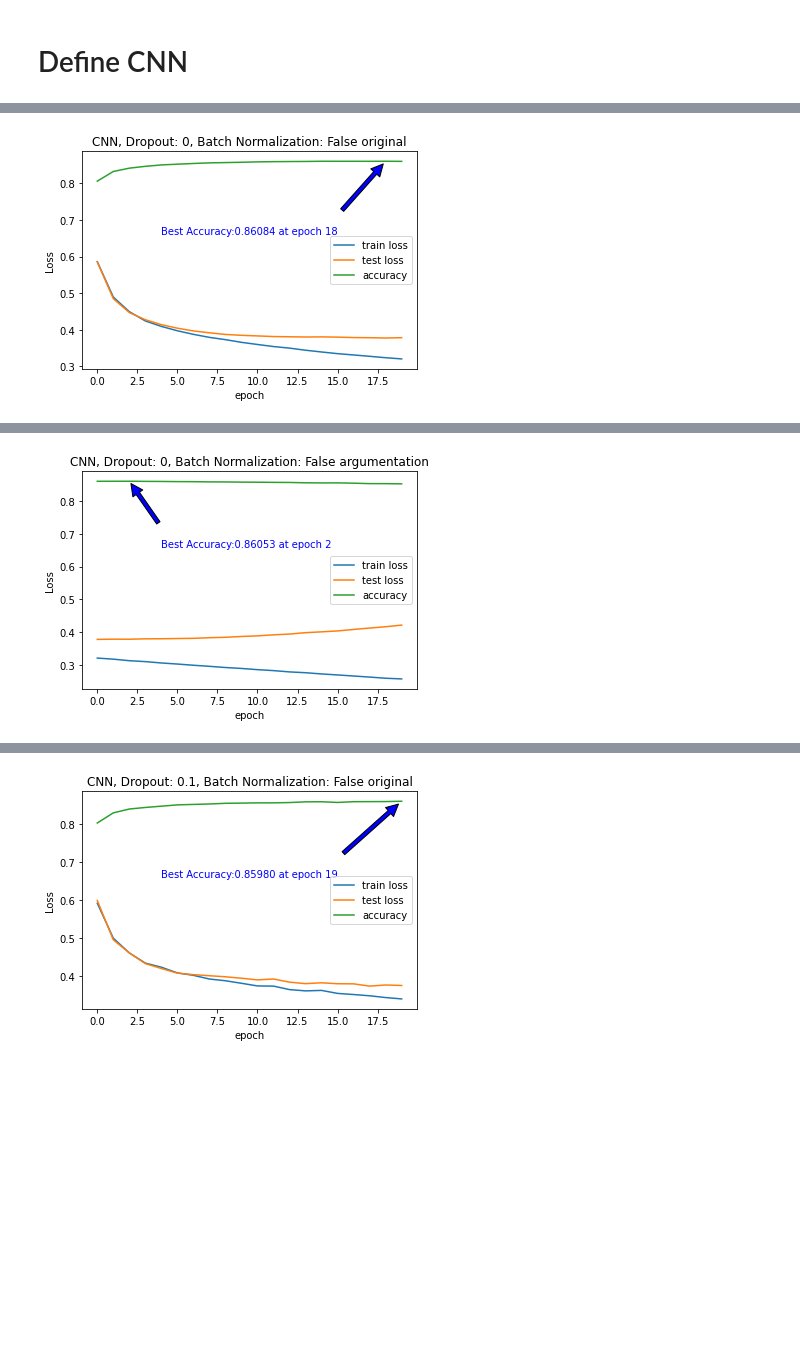
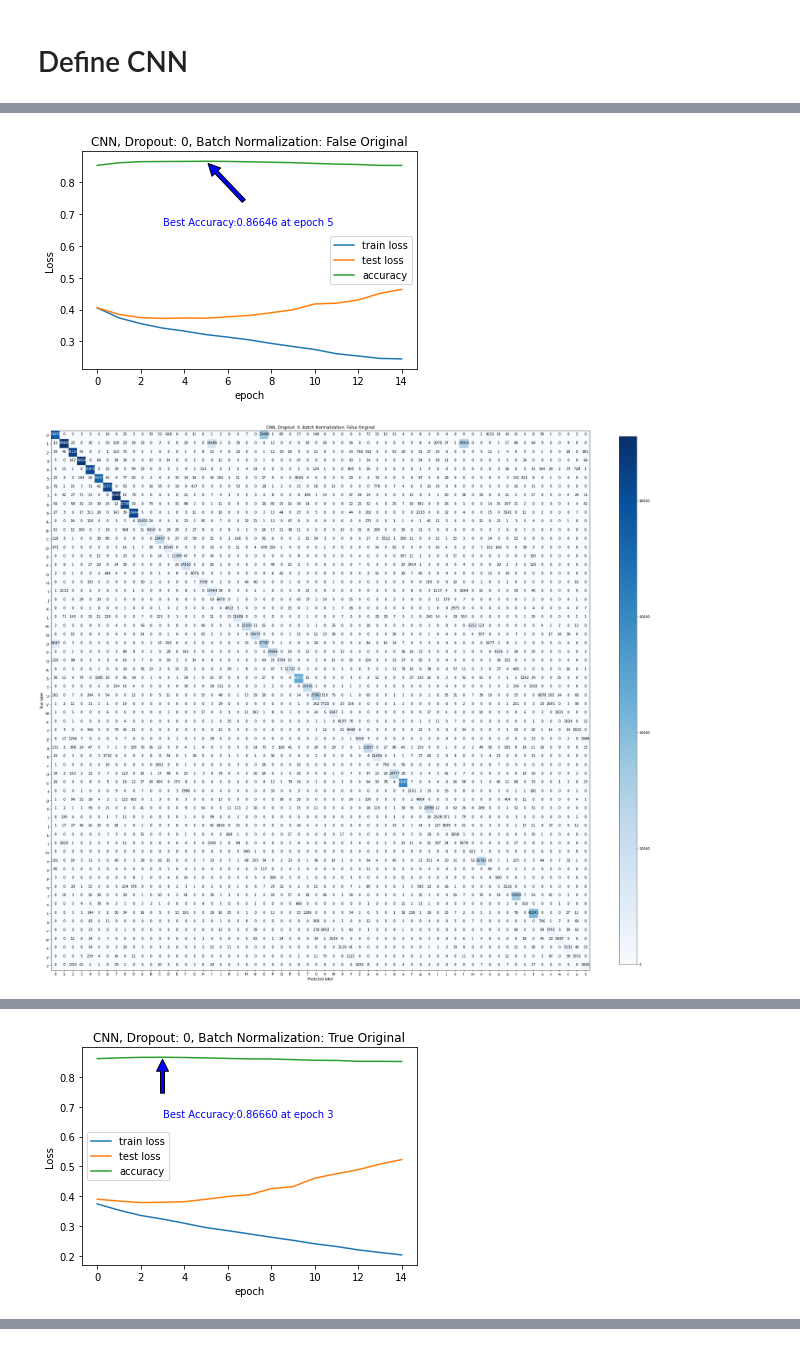
Before and after one commit to woodychang0611/EMNIST, a Jupyter notebook: EMNIST_CNN.ipynb, the cells around one changed output, grey strips where cells are left out. Drawn from its saved outputs; the diff is of its cells as text; code cells hidden in the pictures; blank space fills up the shorter version.

```diff
--- a/EMNIST_CNN.ipynb
+++ b/EMNIST_CNN.ipynb
@@ -27,17 +40,7 @@ Mounted at /content/gdrive
 # %% [markdown]
 # Load Dataset
 # %%
-import torch
-from torch import nn
-import torch.nn.functional as F
-import torch.optim
-import torch.autograd
-import torchvision
-import torchvision.transforms
-import numpy as np
-from matplotlib import pyplot as plt
-from torchsummary import summary
-import datetime
+
 
 trans = torchvision.transforms.Compose([torchvision.transforms.ToTensor(), torchvision.transforms.Normalize((0.5,), (1.0,))])
 trans_augmentation = torchvision.transforms.Compose([torchvision.transforms.RandomRotation(10, fill=(0,)),torchvision.transforms.ToTensor(), torchvision.transforms.Normalize((0.5,), (1.0,))])
@@ -64,8 +67,8 @@ train_loader = torch.utils.data.DataLoader(
                  batch_size=batch_size,
                  shuffle=True)
 
-train_loader_augmentation  = torch.utils.data.DataLoader(
-                 dataset=train_set_augmentation,
+augmentated_train_loader  = torch.utils.data.DataLoader(
+                 dataset=ConcatDataset((train_set,train_set_augmentation)),
                  batch_size=batch_size,
                  shuffle=True)
 
@@ -75,7 +78,7 @@ test_loader = torch.utils.data.DataLoader(
                 shuffle=False)
 print("load train_loader")
 preload_train_data = list(enumerate(train_loader))
-preload_train_data_argumentation = list(preload_train_data) + list(enumerate(train_loader_augmentation))
+preload_augmentated_train_data = list(enumerate(augmentated_train_loader))
 print("load test_loader")
 preload_test_data = list(enumerate(test_loader))
 # %% [output]
@@ -144,35 +170,35 @@ class ConvolutioNeuralNetwork (torch.nn.Module):
     def name(self):
         return f"CNN, Dropout: {self.dropout}, Batch Normalization: {self.batch_norm}"
 # %%
-models = (
-    ConvolutioNeuralNetwork(dropout = 0,batch_norm=False),
-    ConvolutioNeuralNetwork(dropout = 0.1,batch_norm=False),
-    ConvolutioNeuralNetwork(dropout = 0.1,batch_norm=True),
-    ConvolutioNeuralNetwork(dropout = 0.2,batch_norm=False),
-    ConvolutioNeuralNetwork(dropout = 0.2,batch_norm=True),
-    ConvolutioNeuralNetwork(dropout = 0.3,batch_norm=True),
-    ConvolutioNeuralNetwork(dropout = 0.4,batch_norm=True)
+train_data_list = (
+    ("Original", preload_train_data),
+    ("Argumentation",preload_augmentated_train_data),
 )
-train_data_list = (
-    ("original", preload_train_data),
-    ("argumentation",preload_train_data_argumentation)
-)
+
 sample_limit = 1000000
-for model in models:
-  for train_data_name,train_data in train_data_list:
+for train_data_name,train_data in train_data_list:
+  models = (
+      ConvolutioNeuralNetwork(dropout = 0,batch_norm=False),
+      ConvolutioNeuralNetwork(dropout = 0,batch_norm=True),
+      ConvolutioNeuralNetwork(dropout = 0.1,batch_norm=False),
+      ConvolutioNeuralNetwork(dropout = 0.1,batch_norm=True)
+  )
+  for model in models:
     print(datetime.datetime.now())
-    optimizer = torch.optim.SGD(model.parameters(), lr=0.003, momentum=0.9)
+    optimizer = torch.optim.SGD(model.parameters(), lr=0.03, momentum=0.9)
     name = f'{model.name} {train_data_name}'
     print(f'{name}')
     train_loss=[]
     test_loss=[]
     acc_result=[]
+    pred = []
+    ans =[]
     if use_cuda:
       model.cuda()
     model.to(torch.device("cuda"))
     summary(model,(1,28,28))
     best_acc = 0
-    for epoch in range(20):
+    for epoch in range(15):
       # training
       ave_loss = 0
       for batch_idx, (x, target) in train_data:
@@ -197,6 +223,9 @@ for model in models:
           _, pred_label = torch.max(out.data, 1)
           total_cnt += x.data.size()[0]
           correct_cnt += (pred_label == target.data).sum()
+
+          pred += pred_label.tolist()
+          ans += target.data.tolist()
           # smooth average
           ave_loss = ave_loss * 0.9 + loss.data * 0.1
           if (batch_idx) == len(test_loader)-1 or batch_idx >sample_limit:
@@ -211,5 +240,6 @@ for model in models:
       acc_result.append(acc)
     print (f"\nBest Accuracy:{best_acc} at epoch {best_epoch}")
     plot_graph(name,train_loss,test_loss,acc_result)
+    plot_confusion_matrix(name,pred,ans)
 print("done")
 # %% [output]
@@ -233 +263,2 @@ Best Accuracy:0.8608357906341553 at epoch 18
-[figure, old version]
+[figure, new version]
+[figure, new version]
@@ -251 +282 @@ Best Accuracy:0.8605349063873291 at epoch 2
-[figure, old version]
+[figure, new version]
@@ -269 +300,0 @@ Best Accuracy:0.8597955703735352 at epoch 19
-[figure, old version]
```
Also changed, not shown: parts of 4 cells of this notebook.
